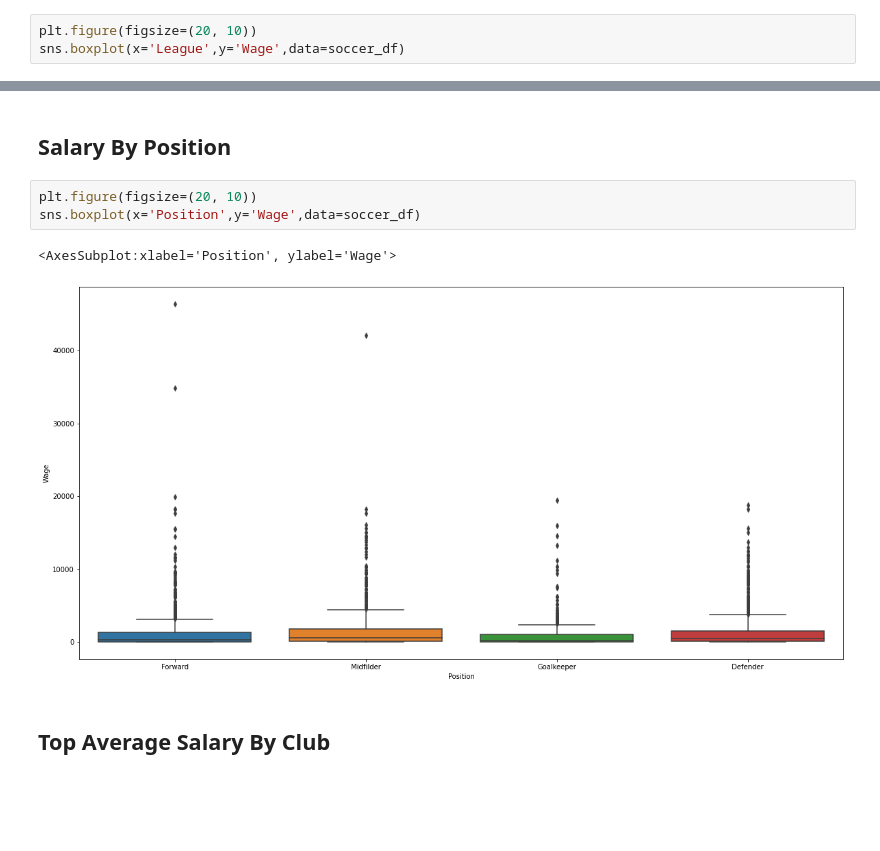
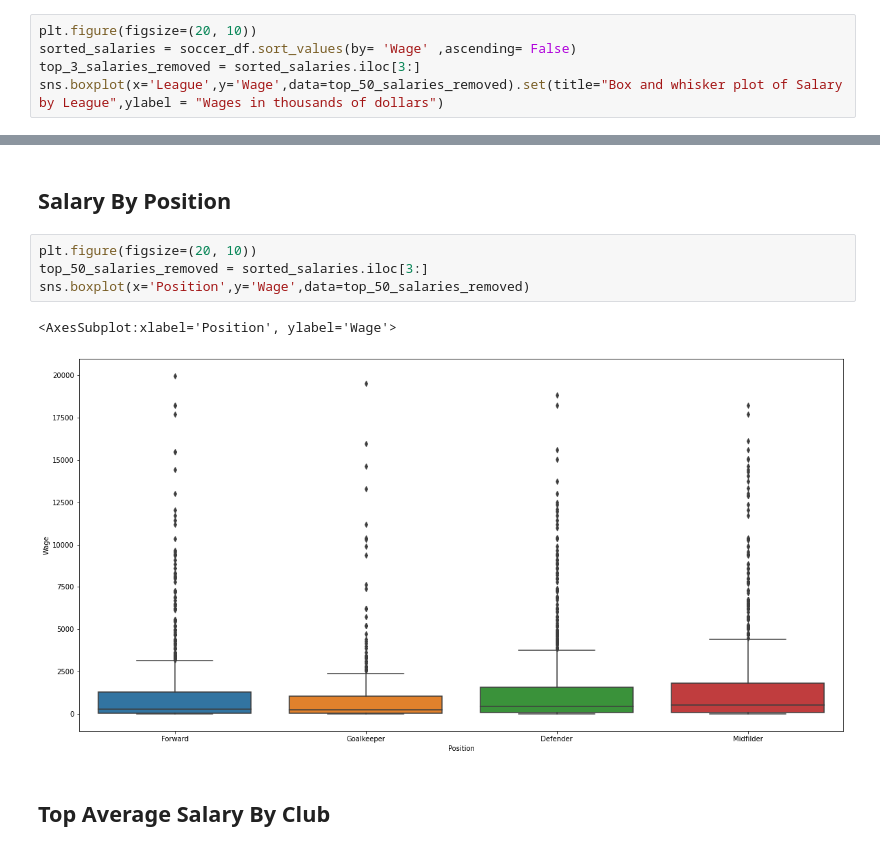
Before and after one commit to UWDSC-TCC/Soccer-player-data-viz, a Jupyter notebook: Soccer-data-viz.ipynb, the cells around one changed output, grey strips where cells are left out. Saved outputs shown, nothing was run; the diff lists cells and outputs as text; blank space fills up the shorter version.

```diff
--- a/Soccer-data-viz.ipynb
+++ b/Soccer-data-viz.ipynb
@@ -29,5 +29,7 @@ soccer_df
 ## Boxplot of each league
 # %%
 plt.figure(figsize=(20, 10))
-sns.boxplot(x='League',y='Wage',data=soccer_df)
+sorted_salaries = soccer_df.sort_values(by= 'Wage' ,ascending= False)
+top_3_salaries_removed = sorted_salaries.iloc[3:]
+sns.boxplot(x='League',y='Wage',data=top_50_salaries_removed).set(title="Box and whisker plot of Salary by League",ylabel = "Wages in thousands of dollars")
 # %% [output]
@@ -47,10 +50,11 @@ plt.plot()
 ## Salary By Position
 # %%
 plt.figure(figsize=(20, 10))
-sns.boxplot(x='Position',y='Wage',data=soccer_df)
+top_50_salaries_removed = sorted_salaries.iloc[3:]
+sns.boxplot(x='Position',y='Wage',data=top_50_salaries_removed)
 # %% [output]
 <AxesSubplot:xlabel='Position', ylabel='Wage'>
-[figure, old version]
+[figure, new version]
 # %% [markdown]
 ## Top Average Salary By Club
 # %%
```
Also changed, not shown: parts of 1 cell of this notebook.
